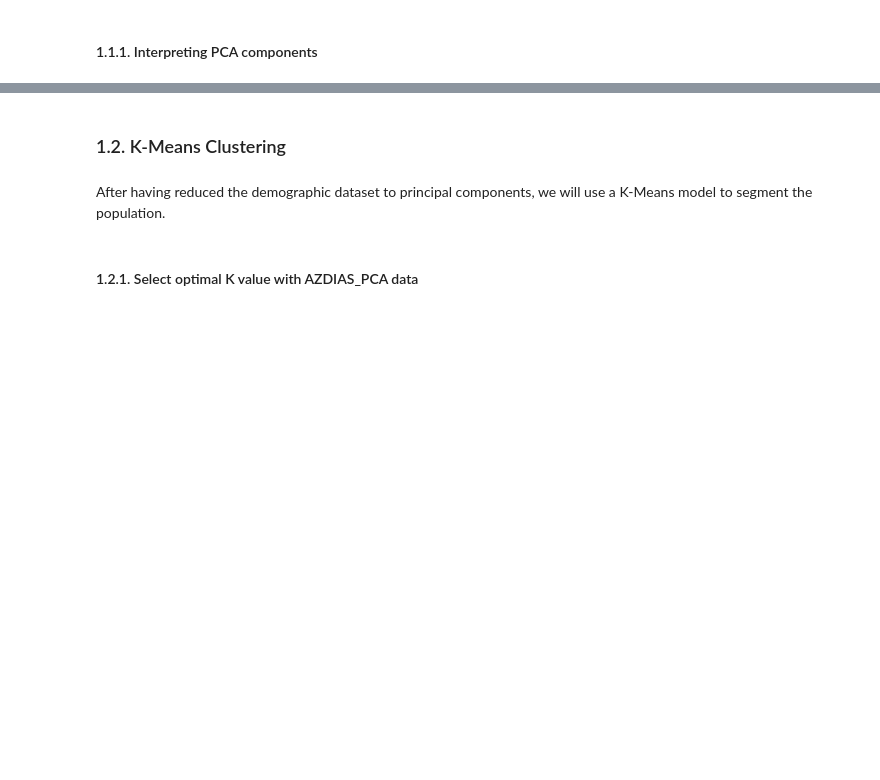
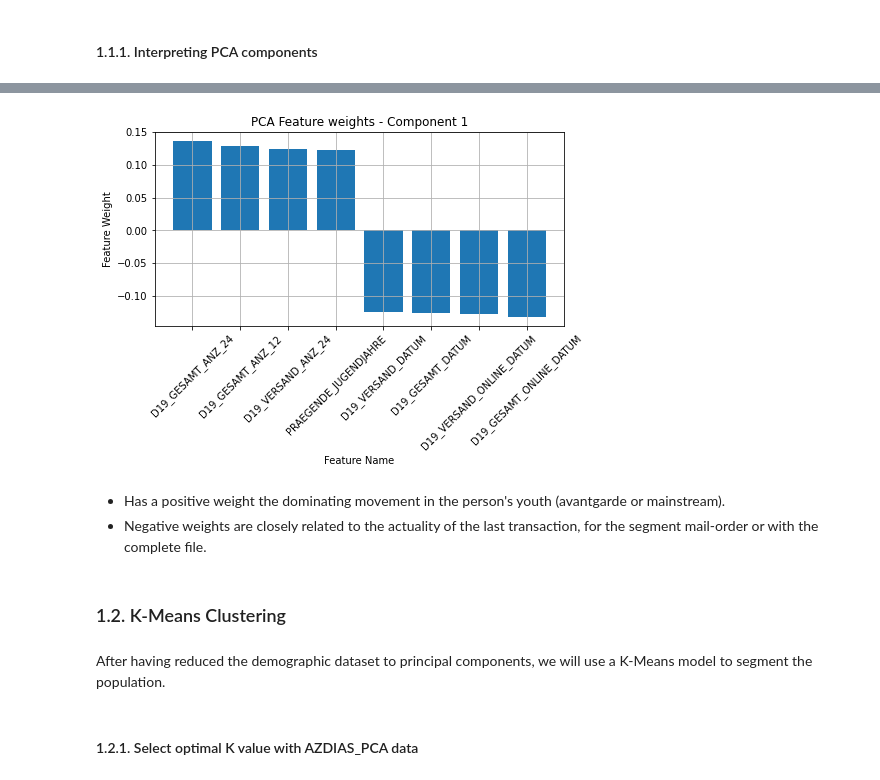
Before and after one commit to marcosgcollado/customer-segmentation-report, a Jupyter notebook: Arvato Project Workbook.ipynb, the cells around one changed output, grey strips where cells are left out. Cells and saved outputs as stored; diff of their text form; code cells hidden in the pictures; blank space fills up the shorter version.

```diff
--- a/Arvato Project Workbook.ipynb
+++ b/Arvato Project Workbook.ipynb
@@ -1653,0 +1793,7 @@ UDACITY ARVATO PROJECT: 06/05/2021 23:35:53 - INFO: End Feature Scaling in 2.731
+# %%
+component = 1
+n_weights = 4
+# %%
+comp_1_info = get_feature_weights(univariate_azdias, pca_all, metadata_info_levels, component, n_weights,
+                                  verbose=True, debug=True)
+print_df_full(comp_1_info)
@@ -1654,3 +1812,10 @@ UDACITY ARVATO PROJECT: 06/05/2021 23:35:53 - INFO: End Feature Scaling in 2.731
+# %%
+plot_feature_weights(comp_1_info, component, n_weights)
+# %% [output]
+[figure, added]
+# %% [markdown]
+- Has a positive weight the dominating movement in the person's youth (avantgarde or mainstream).
+- Negative weights are closely related to the actuality of the last transaction, for the segment mail-order or with the complete file.
 # %% [markdown]
 ### 1.2. K-Means Clustering
 # %% [markdown]
```
Also changed, not shown: parts of 15 cells of this notebook.
